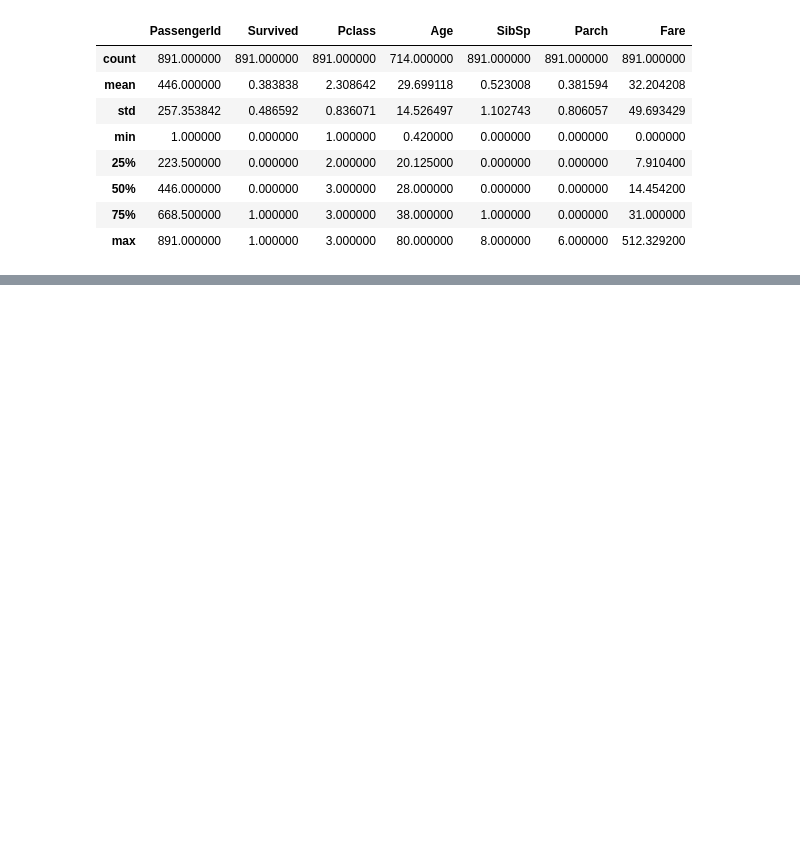
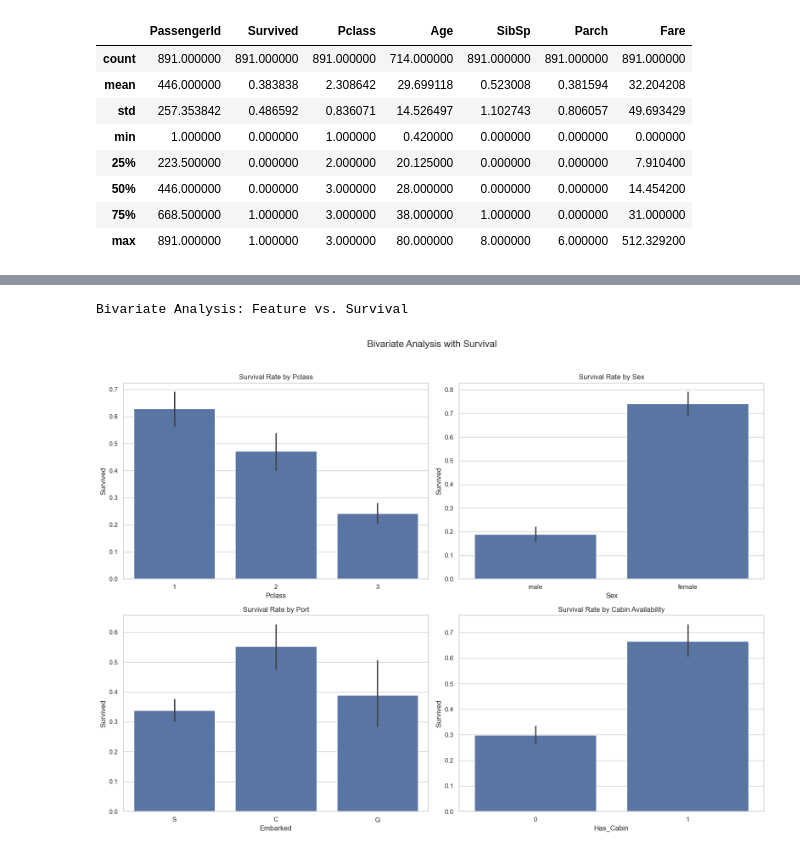
Before and after one commit to tusharkhanna575/Data-Storytelling-Analysing-Survival-on-the-Titanic, a Jupyter notebook: main.ipynb, the cells around one changed output, grey strips where cells are left out. Drawn from its saved outputs; the diff is of its cells as text; code cells hidden in the pictures; blank space fills up the shorter version.

```diff
--- a/main.ipynb
+++ b/main.ipynb
@@ -115,0 +227,23 @@ Descriptive Statistics:
+# %%
+print("Bivariate Analysis: Feature vs. Survival")
+
+fig, axes = plt.subplots(2, 2, figsize=(16, 12))
+fig.suptitle('Bivariate Analysis with Survival', fontsize=16)
+
+# Pclass vs. Survived
+sns.barplot(ax=axes[0, 0], x='Pclass', y='Survived', data=titanic_df).set_title('Survival Rate by Pclass')
+
+# Sex vs. Survived
+sns.barplot(ax=axes[0, 1], x='Sex', y='Survived', data=titanic_df).set_title('Survival Rate by Sex')
+
+# Embarked vs. Survived
+sns.barplot(ax=axes[1, 0], x='Embarked', y='Survived', data=titanic_df).set_title('Survival Rate by Port')
+
+# Has_Cabin vs. Survived
+sns.barplot(ax=axes[1, 1], x='Has_Cabin', y='Survived', data=titanic_df).set_title('Survival Rate by Cabin Availability')
+
+plt.tight_layout(rect=[0, 0, 1, 0.96])
+plt.show()
+# %% [output]
+Bivariate Analysis: Feature vs. Survival
+[figure, added]
```
Also changed, not shown: parts of 30 cells of this notebook.
